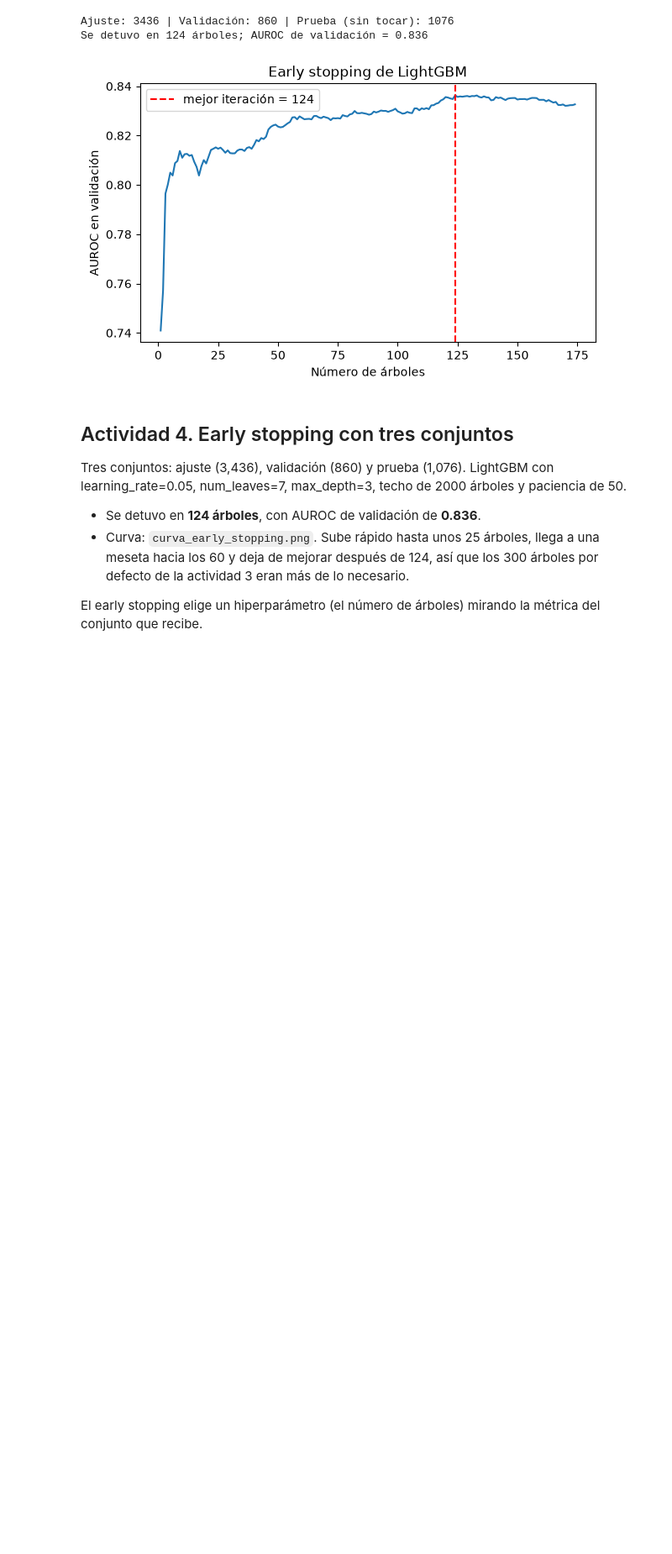
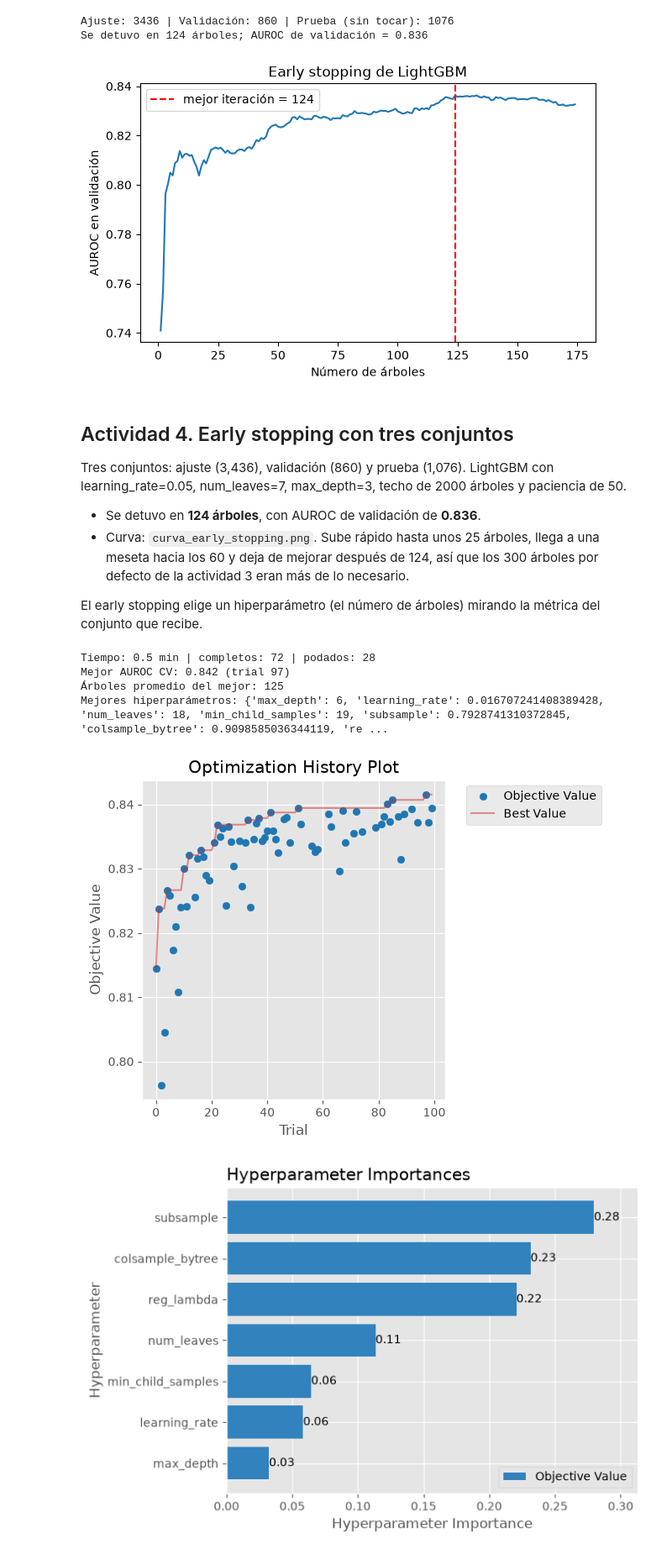
Before and after one commit to alejandroeliu-sys/curso-ciencia-datos-entregas, a Jupyter notebook: s24-xgboost-lightgbm-hpo/tu-entrega/optimizacion.ipynb, the cells around one changed output. Shown at 84% size. Drawn from its saved outputs; the diff is of its cells as text; code cells hidden in the pictures; blank space fills up the shorter version.

Commit message:
lab24: parte B, Optuna 100 trials con pruning e importancia de hiperparametros

```diff
--- a/s24-xgboost-lightgbm-hpo/tu-entrega/optimizacion.ipynb
+++ b/s24-xgboost-lightgbm-hpo/tu-entrega/optimizacion.ipynb
@@ -197,3 +197,73 @@ Tres conjuntos: ajuste (3,436), validación (860) y prueba (1,076). LightGBM con
 - Curva: `curva_early_stopping.png`. Sube rápido hasta unos 25 árboles, llega a una meseta hacia los 60 y deja de mejorar después de 124, así que los 300 árboles por defecto de la actividad 3 eran más de lo necesario.
 
 El early stopping elige un hiperparámetro (el número de árboles) mirando la métrica del conjunto que recibe.
+# %%
+import optuna
+from sklearn.model_selection import train_test_split
+from optuna.visualization.matplotlib import plot_optimization_history, plot_param_importances
+
+optuna.logging.set_verbosity(optuna.logging.WARNING)
+
+def objetivo(trial):
+    max_depth = trial.suggest_int("max_depth", 2, 6)
+    params = {
+        "learning_rate": trial.suggest_float("learning_rate", 0.01, 0.2, log=True),
+        "max_depth": max_depth,
+        "num_leaves": min(trial.suggest_int("num_leaves", 4, 31), 2 ** max_depth - 1),
+        "min_child_samples": trial.suggest_int("min_child_samples", 10, 100),
+        "subsample": trial.suggest_float("subsample", 0.6, 1.0),
+        "subsample_freq": 1,
+        "colsample_bytree": trial.suggest_float("colsample_bytree", 0.5, 1.0),
+        "reg_lambda": trial.suggest_float("reg_lambda", 1e-3, 10, log=True),
+    }
+    aucs, arboles = [], []
+    for paso, (i_aj, i_va) in enumerate(cv.split(X_train, y_train)):
+        X_aj, X_va = X_train.iloc[i_aj], X_train.iloc[i_va]
+        y_aj, y_va = y_train.iloc[i_aj], y_train.iloc[i_va]
+        X_aj, X_es, y_aj, y_es = train_test_split(
+            X_aj, y_aj, test_size=0.15, stratify=y_aj, random_state=SEMILLA)
+        imp = SimpleImputer(strategy="median", add_indicator=True)
+        X_aj = imp.fit_transform(X_aj)
+        X_es = imp.transform(X_es)
+        X_va = imp.transform(X_va)
+        m = LGBMClassifier(n_estimators=2000, random_state=SEMILLA, verbose=-1, **params)
+        m.fit(X_aj, y_aj, eval_X=X_es, eval_y=y_es, eval_metric="auc",
+              callbacks=[lgb.early_stopping(50, verbose=False)])
+        aucs.append(roc_auc_score(y_va, m.predict_proba(X_va)[:, 1]))
+        arboles.append(m.best_iteration_)
+        trial.report(np.mean(aucs), paso)
+        if trial.should_prune():
+            raise optuna.TrialPruned()
+    trial.set_user_attr("n_arboles", int(np.mean(arboles)))
+    return np.mean(aucs)
+
+estudio = optuna.create_study(
+    direction="maximize",
+    sampler=optuna.samplers.TPESampler(seed=SEMILLA),
+    pruner=optuna.pruners.MedianPruner(n_startup_trials=10, n_warmup_steps=1),
+    study_name="lgbm_auroc",
+)
+t0 = time.time()
+estudio.optimize(objetivo, n_trials=100)
+minutos = (time.time() - t0) / 60
+
+podados = [t for t in estudio.trials if t.state == optuna.trial.TrialState.PRUNED]
+completos = [t for t in estudio.trials if t.state == optuna.trial.TrialState.COMPLETE]
+print(f"Tiempo: {minutos:.1f} min | completos: {len(completos)} | podados: {len(podados)}")
+print(f"Mejor AUROC CV: {estudio.best_value:.3f} (trial {estudio.best_trial.number})")
+print("Árboles promedio del mejor:", estudio.best_trial.user_attrs["n_arboles"])
+print("Mejores hiperparámetros:", estudio.best_params)
+
+ax = plot_optimization_history(estudio)
+plt.savefig("optuna_historia.png", dpi=150, bbox_inches="tight")
+plt.show()
+ax = plot_param_importances(estudio)
+plt.savefig("optuna_importancia.png", dpi=150, bbox_inches="tight")
+plt.show()
+# %% [output]
+Tiempo: 0.5 min | completos: 72 | podados: 28
+Mejor AUROC CV: 0.842 (trial 97)
+Árboles promedio del mejor: 125
+Mejores hiperparámetros: {'max_depth': 6, 'learning_rate': 0.016707241408389428, 'num_leaves': 18, 'min_child_samples': 19, 'subsample': 0.7928741310372845, 'colsample_bytree': 0.9098585036344119, 're ...
+[figure, added]
+[figure, added]
```
Also changed, not shown: parts of 1 cell of this notebook, 2 other files.
